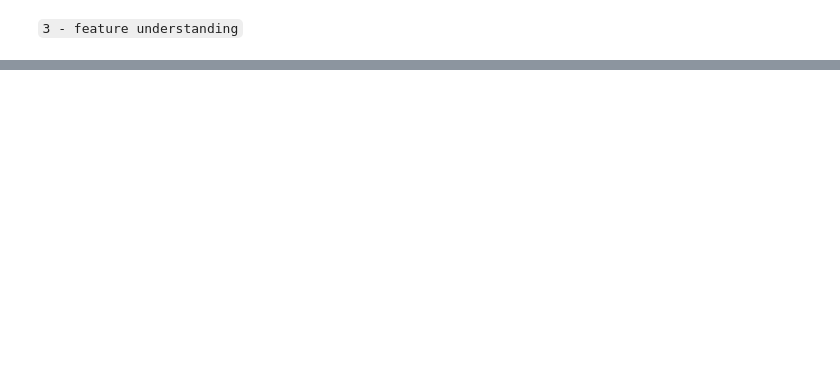
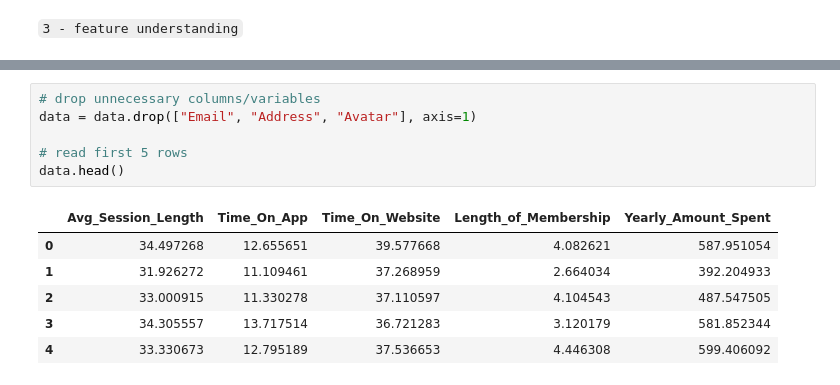
Before and after one commit to marvinraj/e-commerce-data-analysis-linear-regression, a Jupyter notebook: e-commerce-data-analysis.ipynb, the cells around one changed output, grey strips where cells are left out. Drawn from its saved outputs; the diff is of its cells as text; blank space fills up the shorter version.

```diff
--- a/e-commerce-data-analysis.ipynb
+++ b/e-commerce-data-analysis.ipynb
@@ -207,0 +228,13 @@ df
+# %%
+# drop unnecessary columns/variables
+data = data.drop(["Email", "Address", "Avatar"], axis=1)
+
+# read first 5 rows
+data.head()
+# %% [output]
+|  | Avg_Session_Length | Time_On_App | Time_On_Website | Length_of_Membership | Yearly_Amount_Spent |
+| 0 | 34.497268 | 12.655651 | 39.577668 | 4.082621 | 587.951054 |
+| 1 | 31.926272 | 11.109461 | 37.268959 | 2.664034 | 392.204933 |
+| 2 | 33.000915 | 11.330278 | 37.110597 | 4.104543 | 487.547505 |
+| 3 | 34.305557 | 13.717514 | 36.721283 | 3.120179 | 581.852344 |
+| 4 | 33.330673 | 12.795189 | 37.536653 | 4.446308 | 599.406092 |
```
Also changed, not shown: parts of 20 cells of this notebook.
